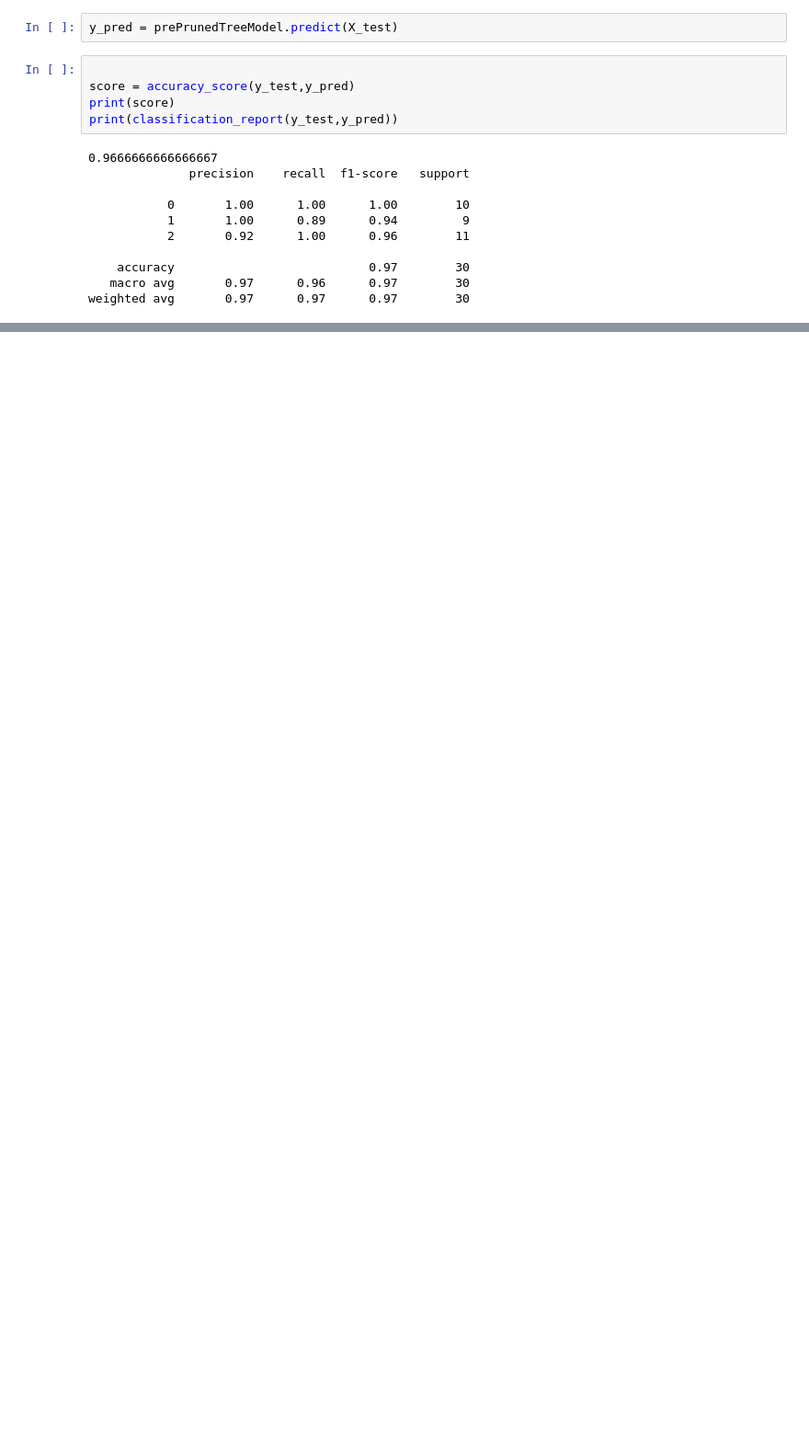
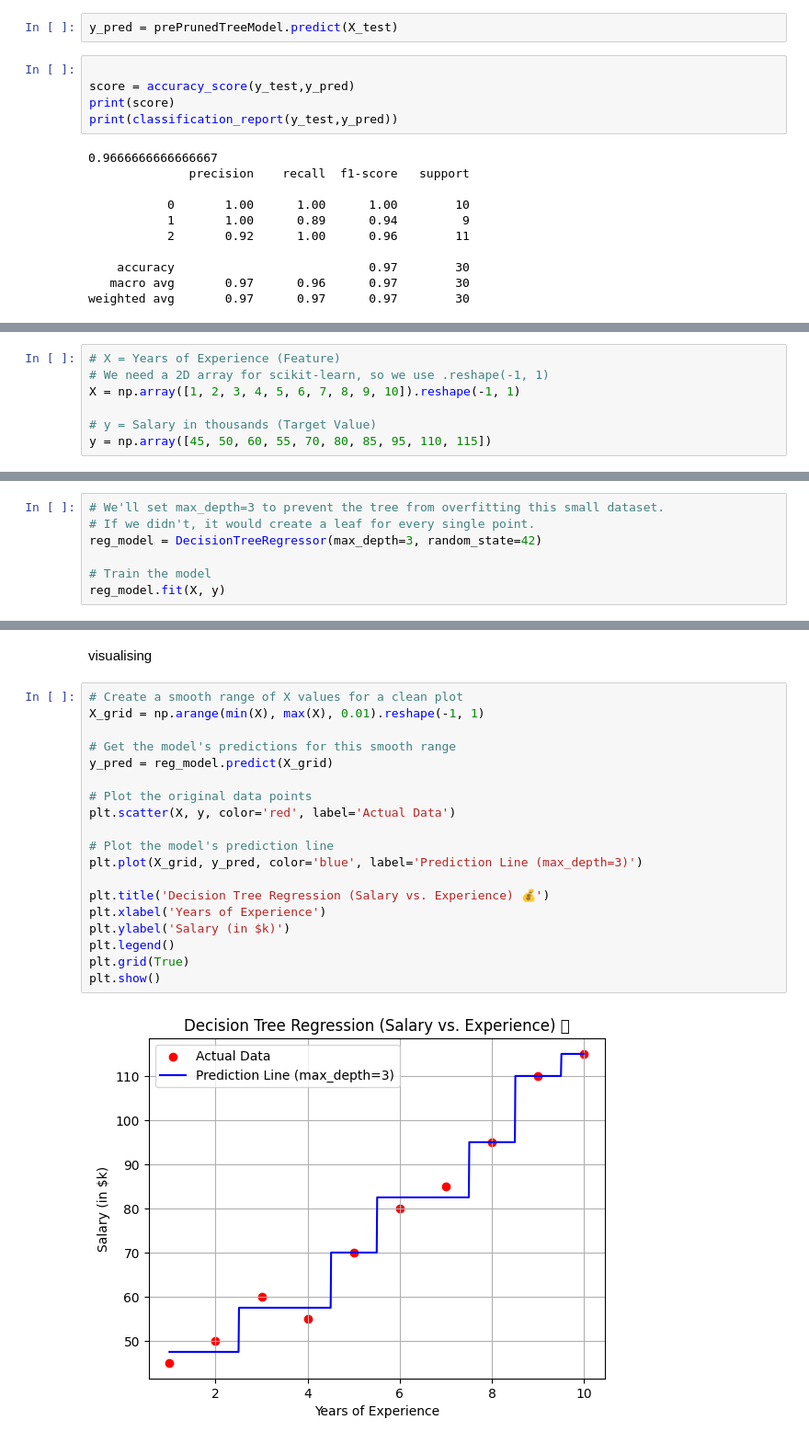
Before and after one commit to md-danishraza/ML, a Jupyter notebook: supervised_learning/DecisionTree.ipynb, the cells around one changed output, grey strips where cells are left out. Shown at 92% size. Saved outputs shown, nothing was run; the diff lists cells and outputs as text; blank space fills up the shorter version.

Commit message:
decision tree regressior variance reduction

```diff
--- a/supervised_learning/DecisionTree.ipynb
+++ b/supervised_learning/DecisionTree.ipynb
@@ -214,0 +223,7 @@ weighted avg       0.97      0.97      0.97        30
+# %%
+# X = Years of Experience (Feature)
+# We need a 2D array for scikit-learn, so we use .reshape(-1, 1)
+X = np.array([1, 2, 3, 4, 5, 6, 7, 8, 9, 10]).reshape(-1, 1)
+
+# y = Salary in thousands (Target Value)
+y = np.array([45, 50, 60, 55, 70, 80, 85, 95, 110, 115])
@@ -214,0 +232,7 @@ weighted avg       0.97      0.97      0.97        30
+# %%
+# We'll set max_depth=3 to prevent the tree from overfitting this small dataset.
+# If we didn't, it would create a leaf for every single point.
+reg_model = DecisionTreeRegressor(max_depth=3, random_state=42)
+
+# Train the model
+reg_model.fit(X, y)
@@ -214,0 +253,23 @@ weighted avg       0.97      0.97      0.97        30
+# %% [markdown]
+visualising
+# %%
+# Create a smooth range of X values for a clean plot
+X_grid = np.arange(min(X), max(X), 0.01).reshape(-1, 1)
+
+# Get the model's predictions for this smooth range
+y_pred = reg_model.predict(X_grid)
+
+# Plot the original data points
+plt.scatter(X, y, color='red', label='Actual Data')
+
+# Plot the model's prediction line
+plt.plot(X_grid, y_pred, color='blue', label='Prediction Line (max_depth=3)')
+
+plt.title('Decision Tree Regression (Salary vs. Experience) 💰')
+plt.xlabel('Years of Experience')
+plt.ylabel('Salary (in $k)')
+plt.legend()
+plt.grid(True)
+plt.show()
+# %% [output]
+[figure, added]
```
Also changed, not shown: parts of 8 cells of this notebook.
